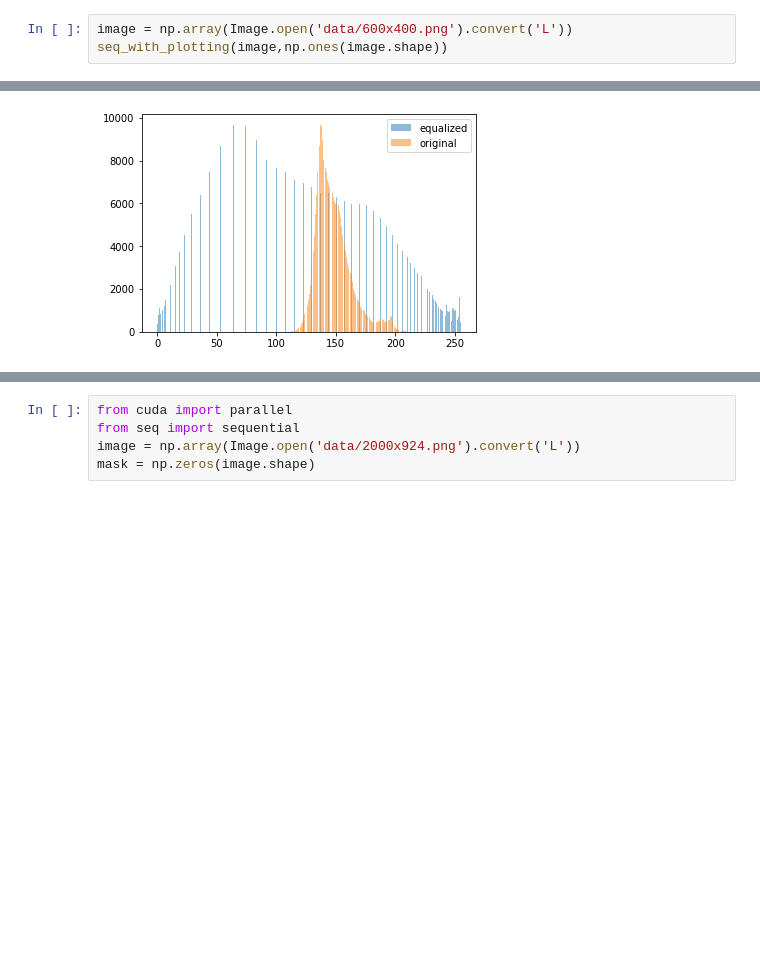
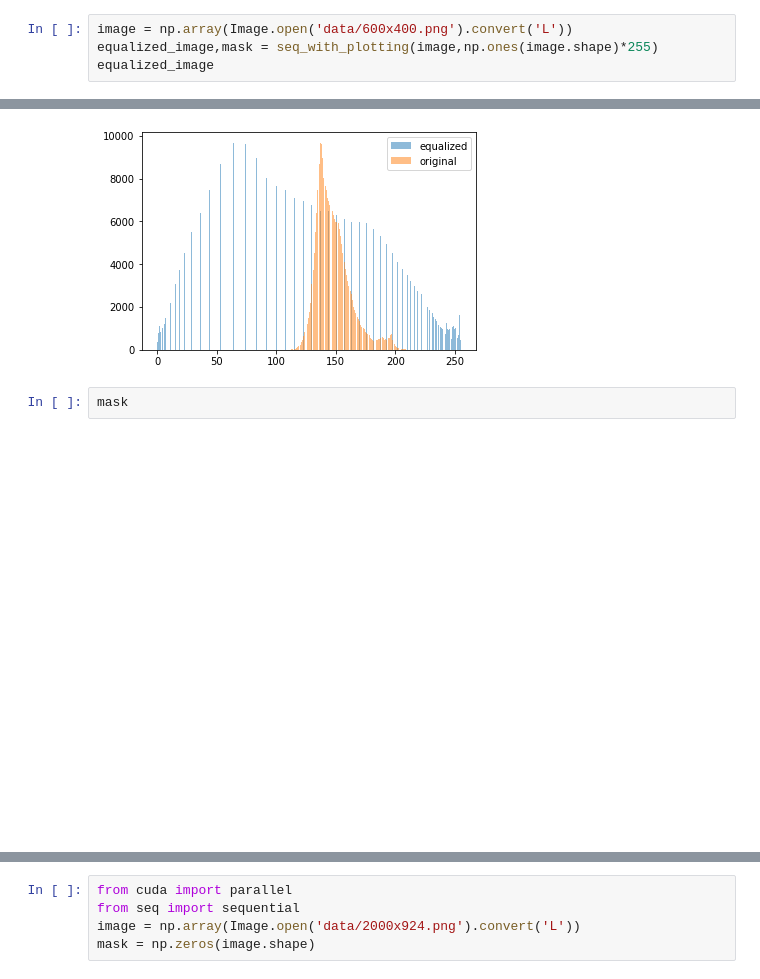
Before and after one commit to MichalKwarta/TSP-parallel-SA, a Jupyter notebook: Hist_equalization/main.ipynb, the cells around one changed output, grey strips where cells are left out. Saved outputs shown, nothing was run; the diff lists cells and outputs as text; blank space fills up the shorter version.

```diff
--- a/Hist_equalization/main.ipynb
+++ b/Hist_equalization/main.ipynb
@@ -43,9 +51,14 @@ def generate_dummy_mask(matrix:np.ndarray,threshold = 150):
     return mask<threshold
 # %%
 image = np.array(Image.open('data/600x400.png').convert('L'))
-seq_with_plotting(image,np.ones(image.shape))
+equalized_image,mask = seq_with_plotting(image,np.ones(image.shape)*255)
+equalized_image
 # %% [output]
 [figure]
 [figure]
+# %%
+mask
+# %% [output]
+[figure, added]
 # %%
 image = np.array(Image.open('data/600x400.png').convert('L'))
```
Also changed, not shown: parts of 8 cells of this notebook.
